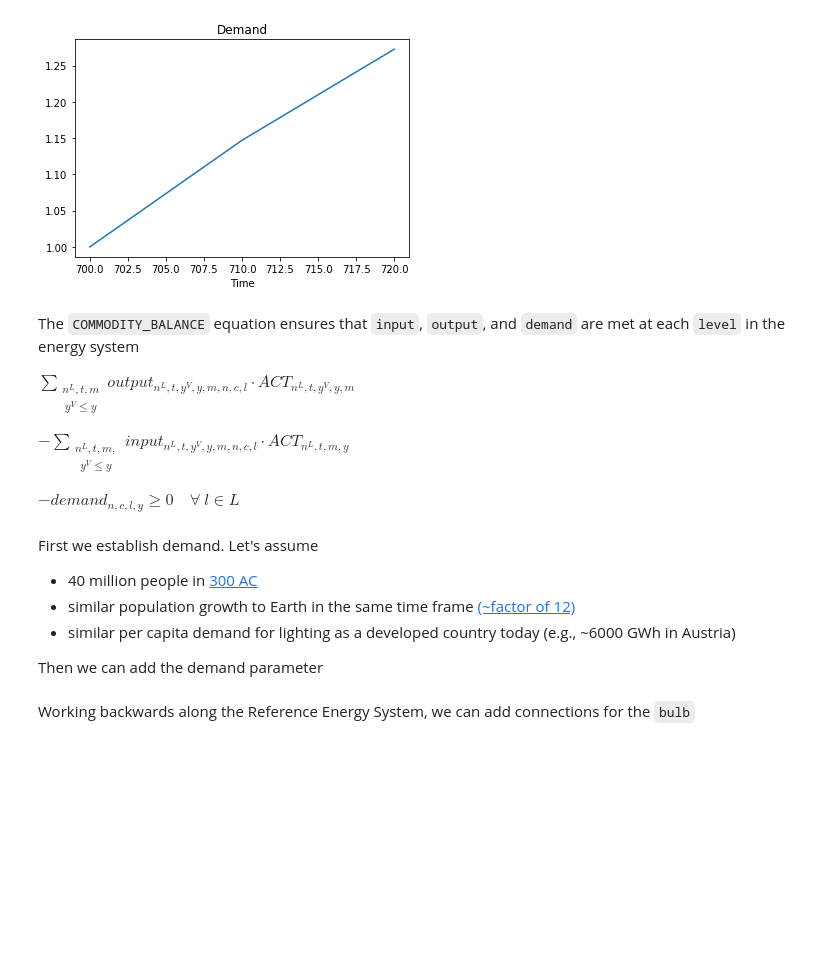
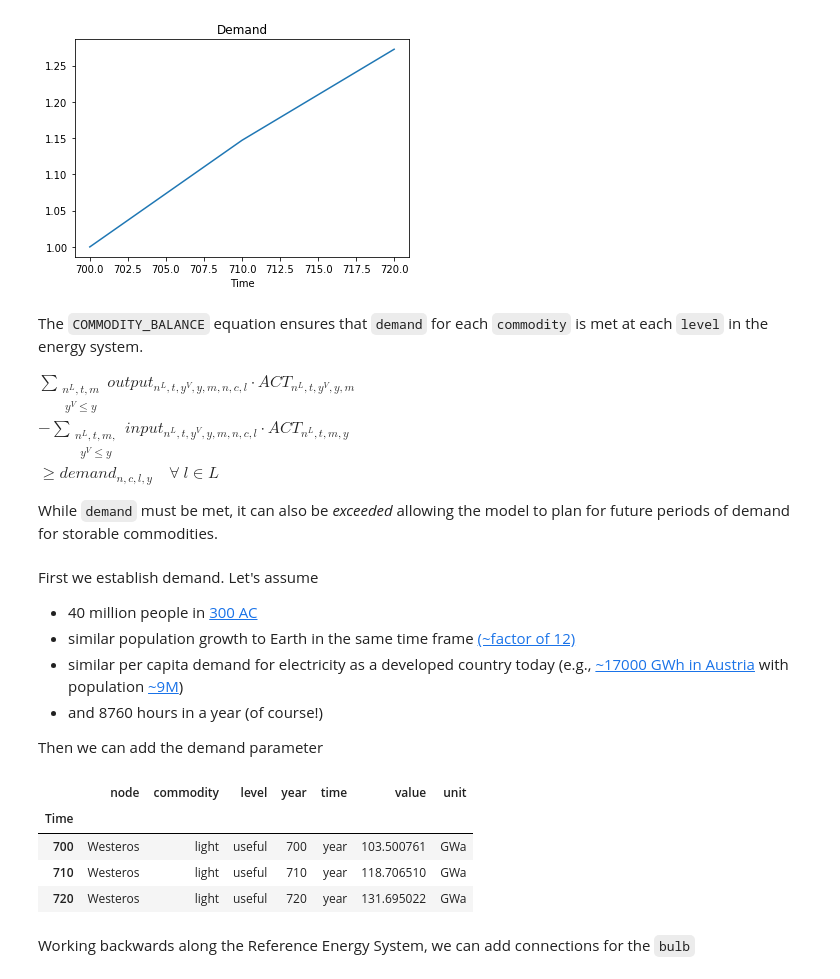
Before and after one commit to adrivinca/message_ix, a Jupyter notebook: tutorial/westeros/westeros.ipynb, the cells around one changed output. Saved outputs shown, nothing was run; the diff lists cells and outputs as text; code cells hidden in the pictures; blank space fills up the shorter version.

```diff
--- a/tutorial/westeros/westeros.ipynb
+++ b/tutorial/westeros/westeros.ipynb
@@ -98,21 +98,20 @@ demand_profile.plot(title='Demand')
 <matplotlib.axes._subplots.AxesSubplot at 0x...>
 [figure]
 # %% [markdown]
-The `COMMODITY_BALANCE` equation ensures that `input`, `output`, and `demand` are met at each `level` in the energy system
+The `COMMODITY_BALANCE` equation ensures that `demand` for each `commodity` is met at each `level` in the energy system.
 
-$\sum_{\substack{n^L,t,m \\ y^V \leq y}} output_{n^L,t,y^V,y,m,n,c,l}
-     \cdot ACT_{n^L,t,y^V,y,m}$
+$\sum_{\substack{n^L,t,m \\ y^V \leq y}} output_{n^L,t,y^V,y,m,n,c,l} \cdot ACT_{n^L,t,y^V,y,m}$
+$- \sum_{\substack{n^L,t,m, \\ y^V \leq y}} input_{n^L,t,y^V,y,m,n,c,l} \cdot ACT_{n^L,t,m,y}$
+$\geq demand_{n,c,l,y} \quad \forall \ l \in L$
 
-$- \sum_{\substack{n^L,t,m, \\ y^V \leq y}} input_{n^L,t,y^V,y,m,n,c,l}
-     \cdot ACT_{n^L,t,m,y} $
-
-$- demand_{n,c,l,y} \geq 0 \quad \forall \ l \in L$
+While `demand` must be met, it can also be *exceeded* allowing the model to plan for future periods of demand for storable commodities.
 # %% [markdown]
 First we establish demand. Let's assume
 
 - 40 million people in [300 AC](https://atlasoficeandfireblog.wordpress.com/2016/03/06/the-population-of-the-seven-kingdoms/)
 - similar population growth to Earth in the same time frame [(~factor of 12)](https://en.wikipedia.org/wiki/World_population_estimates)
-- similar per capita demand for lighting as a developed country today (e.g., ~6000 GWh in Austria)
+- similar per capita demand for electricity as a developed country today (e.g., [~17000 GWh in Austria](http://www.iea.org/statistics/statisticssearch/report/?country=AUSTRIA&product=electricityandheat&year=2015) with population [~9M](http://www.austria.org/population/))
+- and 8760 hours in a year (of course!)
 
 Then we can add the demand parameter
 # %%
@@ -131,0 +128,8 @@ scenario.add_par("demand", light_demand)
+# %%
+light_demand
+# %% [output]
+|  | node | commodity | level | year | time | value | unit |
+| Time |  |  |  |  |  |  |  |
+| 700 | Westeros | light | useful | 700 | year | 103.500761 | GWa |
+| 710 | Westeros | light | useful | 710 | year | 118.706510 | GWa |
+| 720 | Westeros | light | useful | 720 | year | 131.695022 | GWa |
```
Also changed, not shown: parts of 17 cells of this notebook.
